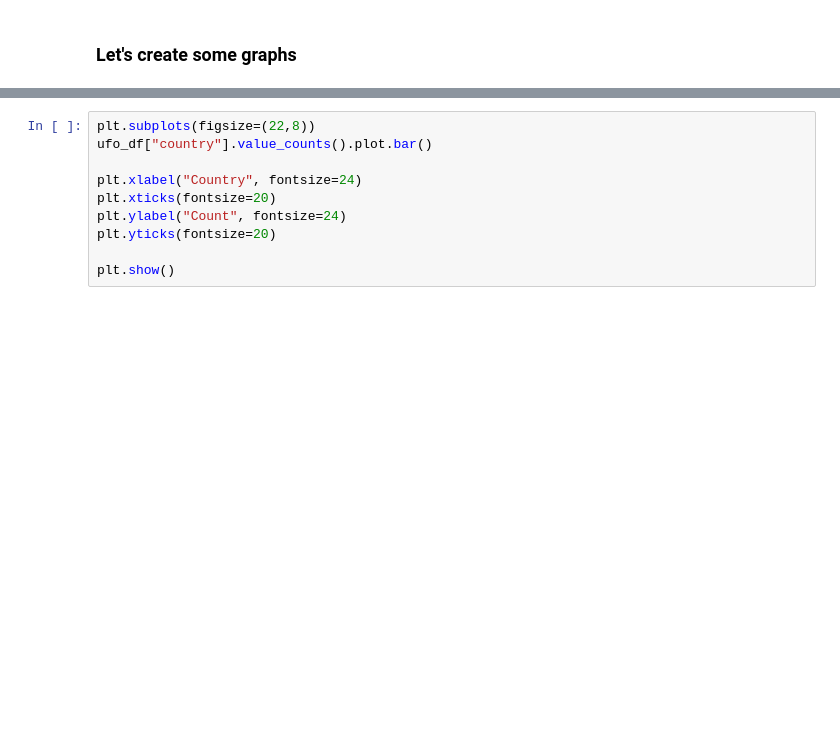
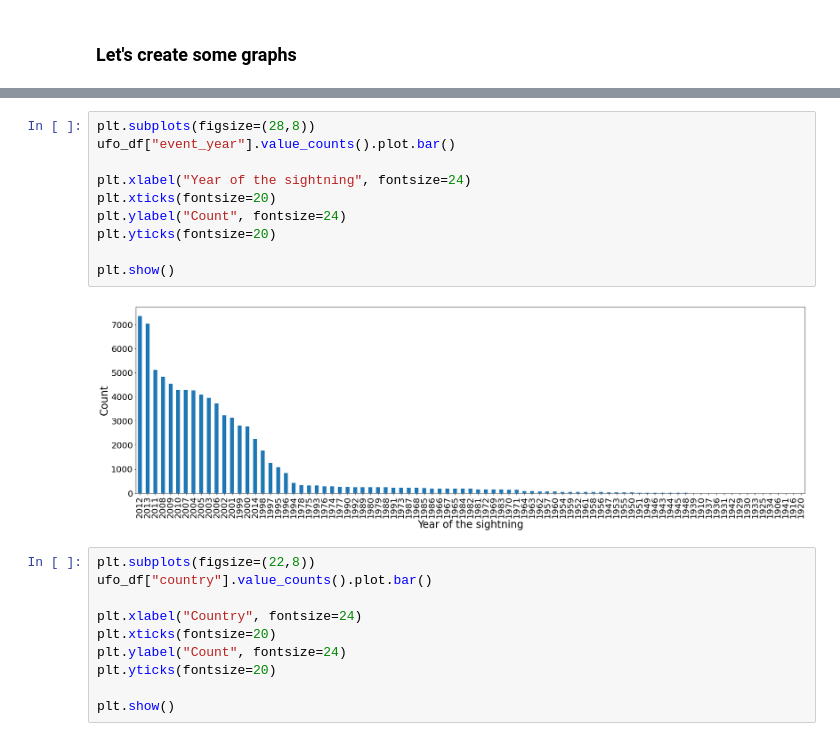
Before and after one commit to alexxozo/ufo-predictor, a Jupyter notebook: eda_and_prediction.ipynb, the cells around one changed output, grey strips where cells are left out. Cells and saved outputs as stored; diff of their text form; blank space fills up the shorter version.

```diff
--- a/eda_and_prediction.ipynb
+++ b/eda_and_prediction.ipynb
@@ -224,3 +294,15 @@ ufo_df.head(10)
+# %%
+plt.subplots(figsize=(28,8))
+ufo_df["event_year"].value_counts().plot.bar()
+
+plt.xlabel("Year of the sightning", fontsize=24)
+plt.xticks(fontsize=20)
+plt.ylabel("Count", fontsize=24)
+plt.yticks(fontsize=20)
+
+plt.show()
+# %% [output]
+[figure, added]
 # %%
 plt.subplots(figsize=(22,8))
 ufo_df["country"].value_counts().plot.bar()
```
Also changed, not shown: parts of 8 cells of this notebook.
